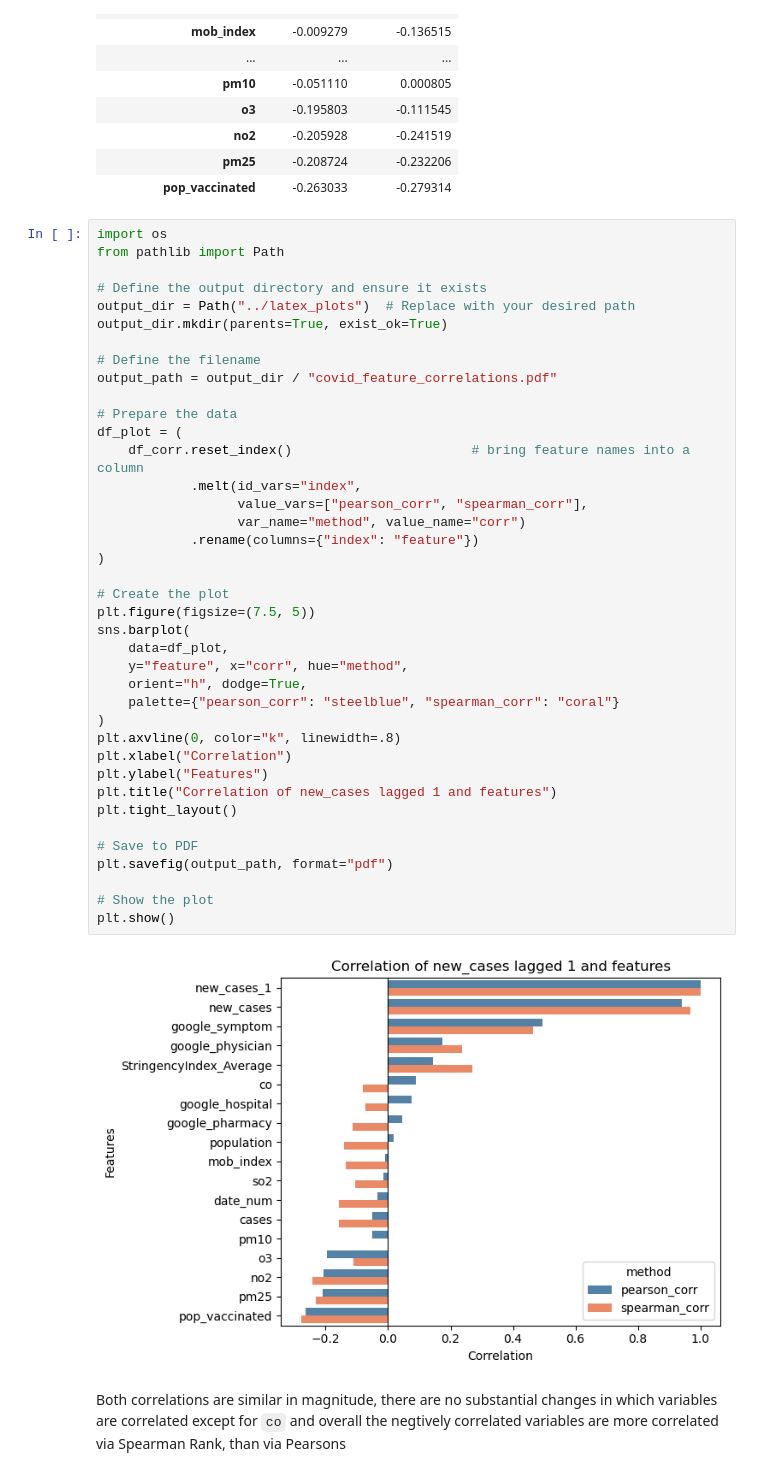
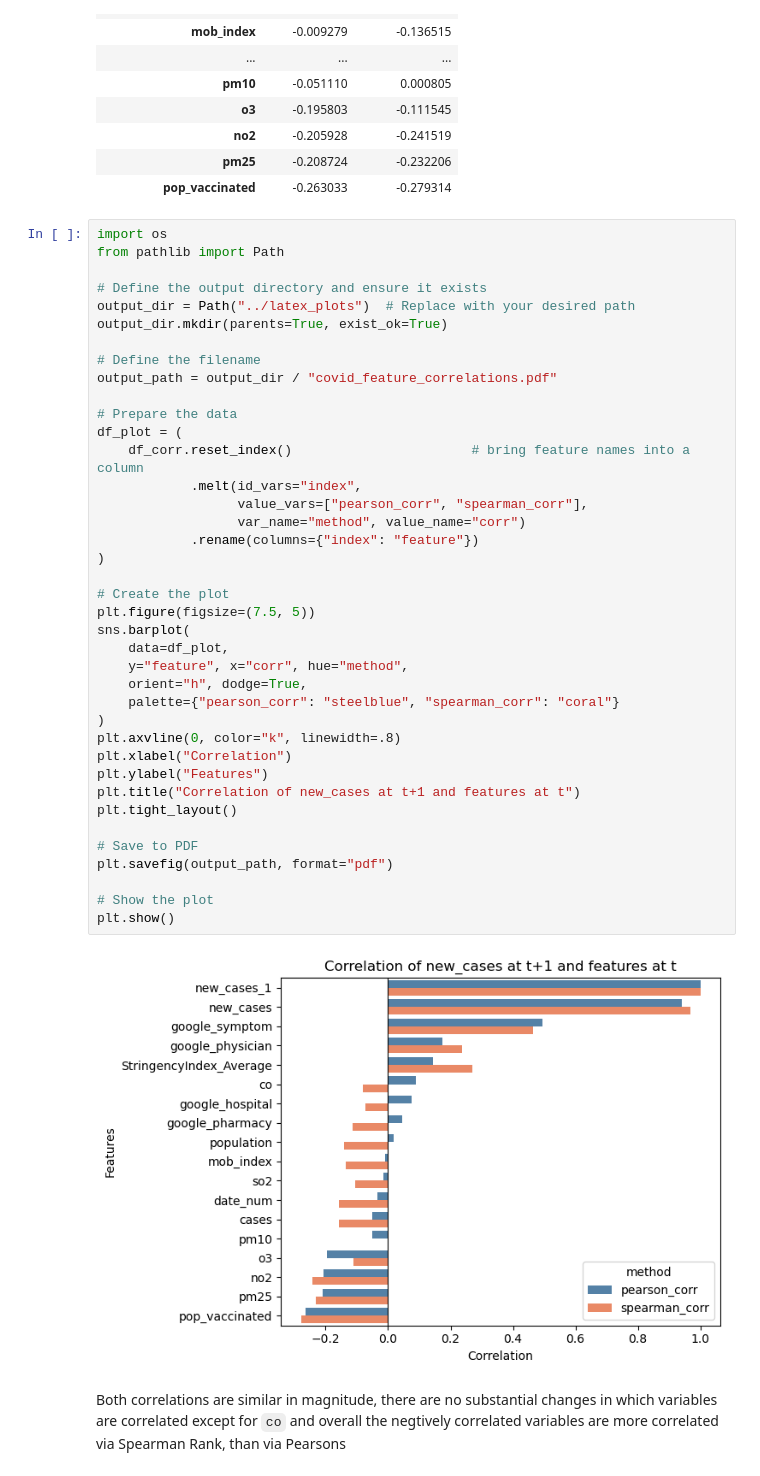
Before and after one commit to danielgvb/thesis, a Jupyter notebook: EDA/03_feature_selection.ipynb, the cells around one changed output. Cells and saved outputs as stored; diff of their text form.

Commit message:
update some plots

````diff
--- a/EDA/03_feature_selection.ipynb
+++ b/EDA/03_feature_selection.ipynb
@@ -192,35 +192,35 @@ output_dir.mkdir(parents=True, exist_ok=True)
 output_path = output_dir / "covid_feature_correlations.pdf"
 
 # Prepare the data
 df_plot = (
     df_corr.reset_index()                       # bring feature names into a column
             .melt(id_vars="index",
                   value_vars=["pearson_corr", "spearman_corr"],
                   var_name="method", value_name="corr")
             .rename(columns={"index": "feature"})
 )
 
 # Create the plot
 plt.figure(figsize=(7.5, 5))
 sns.barplot(
     data=df_plot,
     y="feature", x="corr", hue="method",
     orient="h", dodge=True,
     palette={"pearson_corr": "steelblue", "spearman_corr": "coral"}
 )
 plt.axvline(0, color="k", linewidth=.8)
 plt.xlabel("Correlation")
 plt.ylabel("Features")
-plt.title("Correlation of new_cases lagged 1 and features")
+plt.title("Correlation of new_cases at t+1 and features at t")
 plt.tight_layout()
 
 # Save to PDF
 plt.savefig(output_path, format="pdf")
 
 # Show the plot
 plt.show()
 # %% [output]
-[figure, old version]
+[figure, new version]
 # %% [markdown]
 Both correlations are similar in magnitude, there are no substantial changes in which variables are correlated except for ```co``` and overall the negtively correlated variables are more correlated via Spearman Rank, than via Pearsons
 # %%
````
Also changed, not shown: parts of 16 cells of this notebook, 6 other files.
